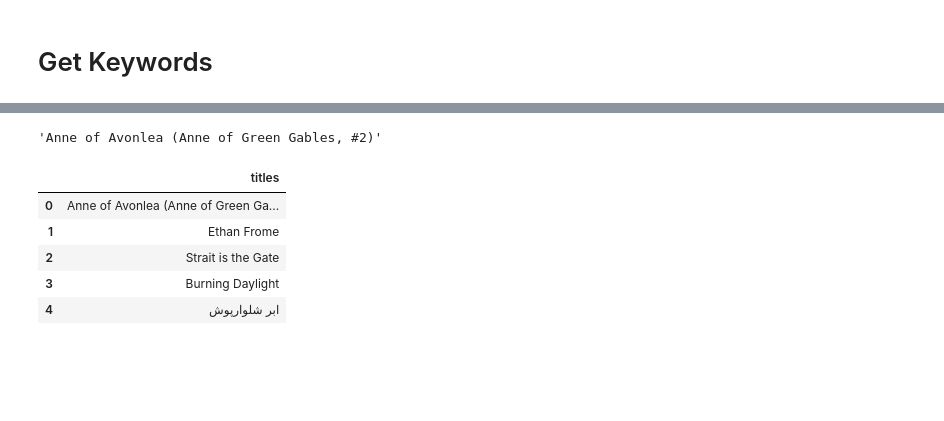
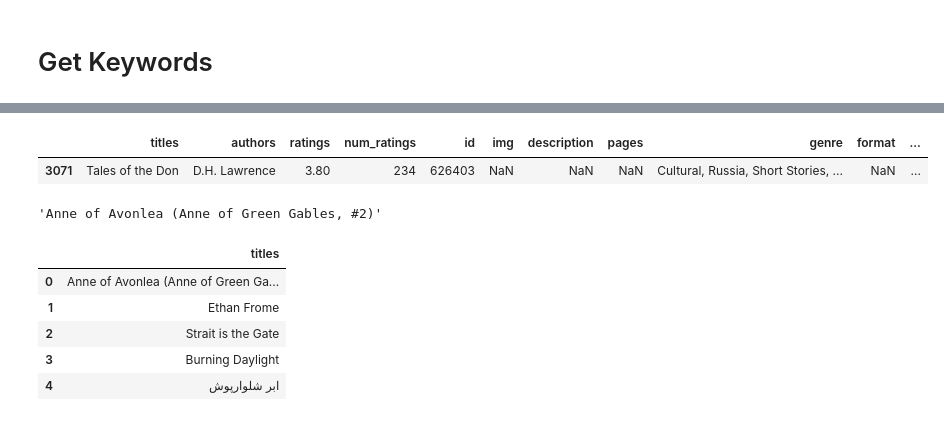
Before and after one commit to rebecca-hh-rosen/your_next_pageturner_backend, a Jupyter notebook: Data_Cleaning_and_EDA.ipynb, the cells around one changed output, grey strips where cells are left out. Cells and saved outputs as stored; diff of their text form; code cells hidden in the pictures; blank space fills up the shorter version.

```diff
--- a/Data_Cleaning_and_EDA.ipynb
+++ b/Data_Cleaning_and_EDA.ipynb
@@ -148,8 +166,11 @@ dff['au_ge'] = dff.au_ge.apply(lambda x: x.lower() if type(x) != float else x)
 # clean description for keyword search
 
 dff['desc_clean'] = dff.description
-for c in string.punctuation:
-    dff.desc_clean = dff.desc_clean.apply(lambda x: x.replace(c,"") if type(x)!=float else x)
+for c in string.punctuation + '”' + '“':
+    if c == '`' or c == "'":
+        dff.desc_clean = dff.desc_clean.apply(lambda x: x.replace(c,"") if type(x)!=float else x)
+    else:
+        dff.desc_clean = dff.desc_clean.apply(lambda x: x.replace(c," ") if type(x)!=float else x)
 for s in string.digits:
     dff.desc_clean = dff.desc_clean.apply(lambda x: x.replace(s,"") if type(x)!=float else x)
     dff.desc_clean = dff.desc_clean.apply(lambda x: x.replace('”','') if type(x)!=float else x)
@@ -196,3 +208,8 @@ dff.head()
+# %%
+dff[dff.titles == 'Tales of the Don']
+# %% [output]
+|  | titles | authors | ratings | num_ratings | id | img | description | pages | genre | format | ... |
+| 3071 | Tales of the Don | D.H. Lawrence | 3.80 | 234 | 626403 | NaN | NaN | NaN | Cultural, Russia, Short Stories, ... | NaN | ... |
 # %%
 dff.to_json(r'goodreads_updated.json', orient='index')
 # %%
```
Also changed, not shown: parts of 16 cells of this notebook, 3 other files.
